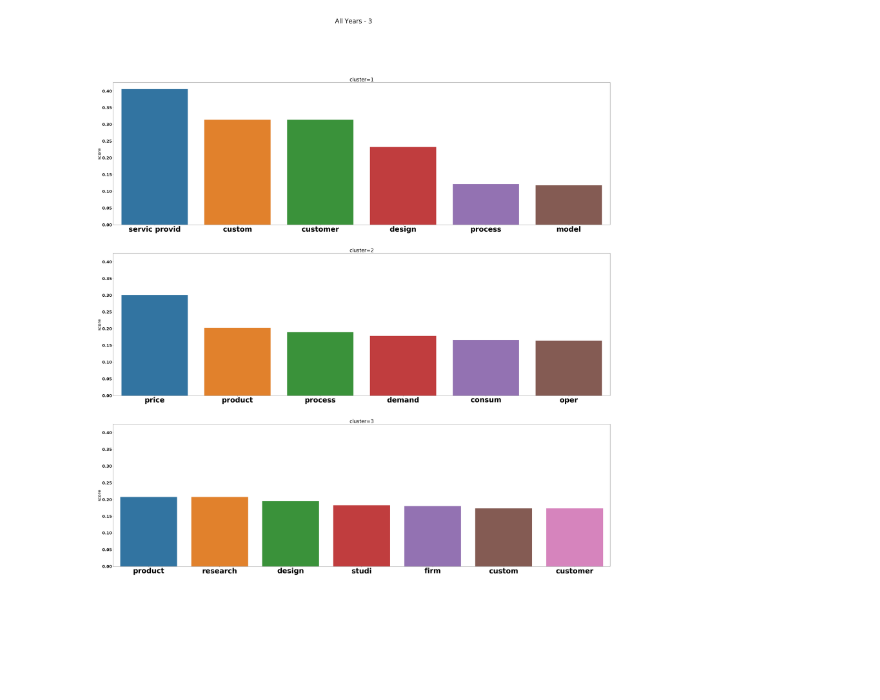
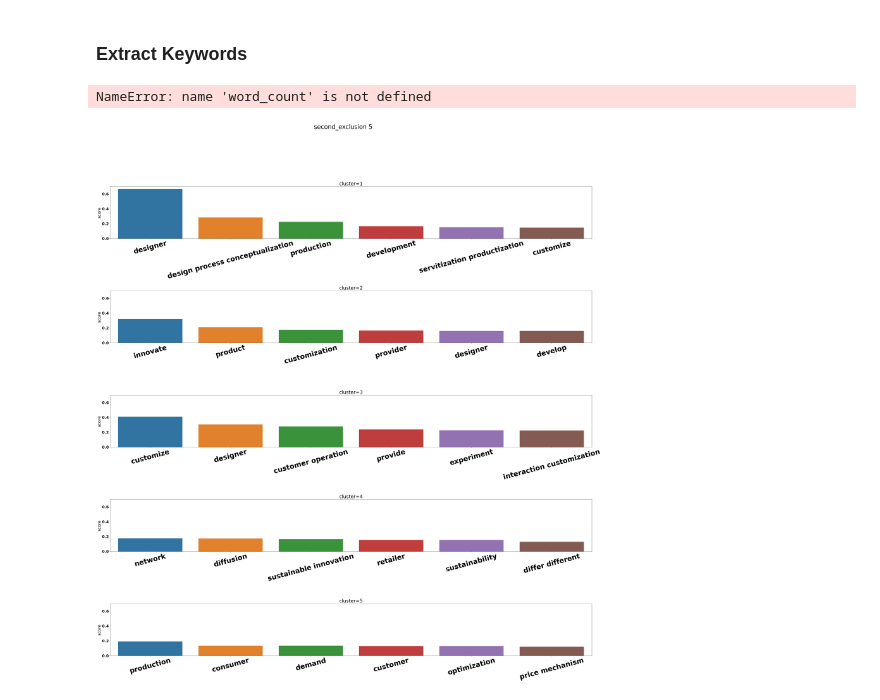
Before and after one commit to Thopiax/AbstractsAnalysis, a Jupyter notebook: second/second_abstract_list.ipynb, the cells around one changed output. Drawn from its saved outputs; the diff is of its cells as text; code cells hidden in the pictures; blank space fills up the shorter version.

```diff
--- a/second/second_abstract_list.ipynb
+++ b/second/second_abstract_list.ipynb
@@ -185 +197,3 @@ for i in range(2, 12):
+# %% [markdown]
+### Extract Keywords
 # %%
@@ -226,5 +251,9 @@ def plot_cluster_keywords(X, n_clusters, title, **kwds):
-# %%
-plot_cluster_keywords(abstract_df, 3, "All Years - 3")
-# %% [output]
-[figure, removed]
+# %%
+plot_cluster_keywords(abstract_df, 4, "second_exclusion")
+# %% [output]
+NameError: name 'word_count' is not defined
+# %%
+plot_cluster_keywords(abstract_df, 5, "second_exclusion")
+# %% [output]
+[figure, added]
 # %%
```
Also changed, not shown: parts of 28 cells of this notebook, 34 other files.
